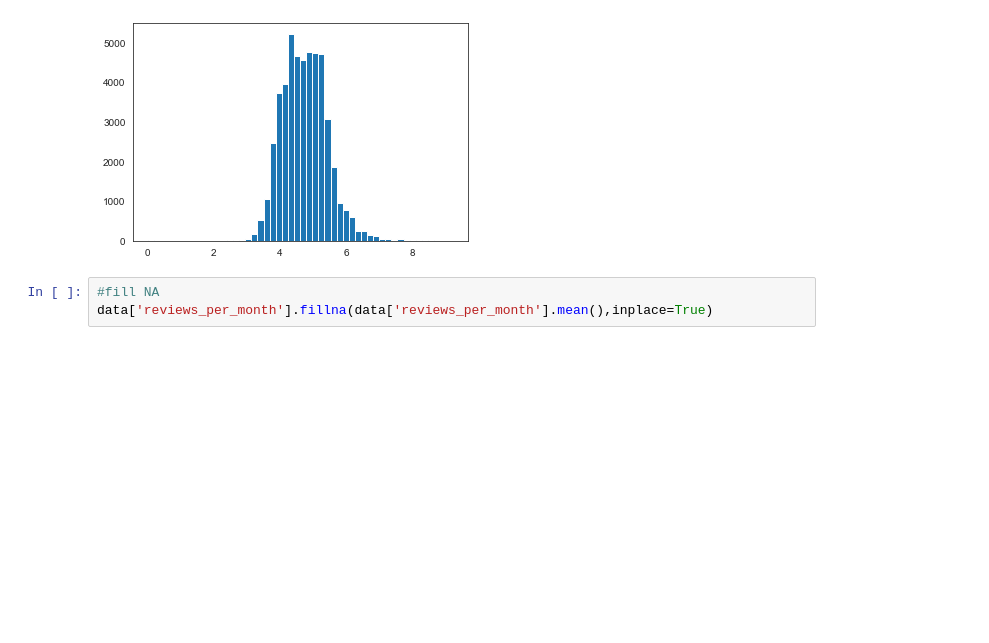
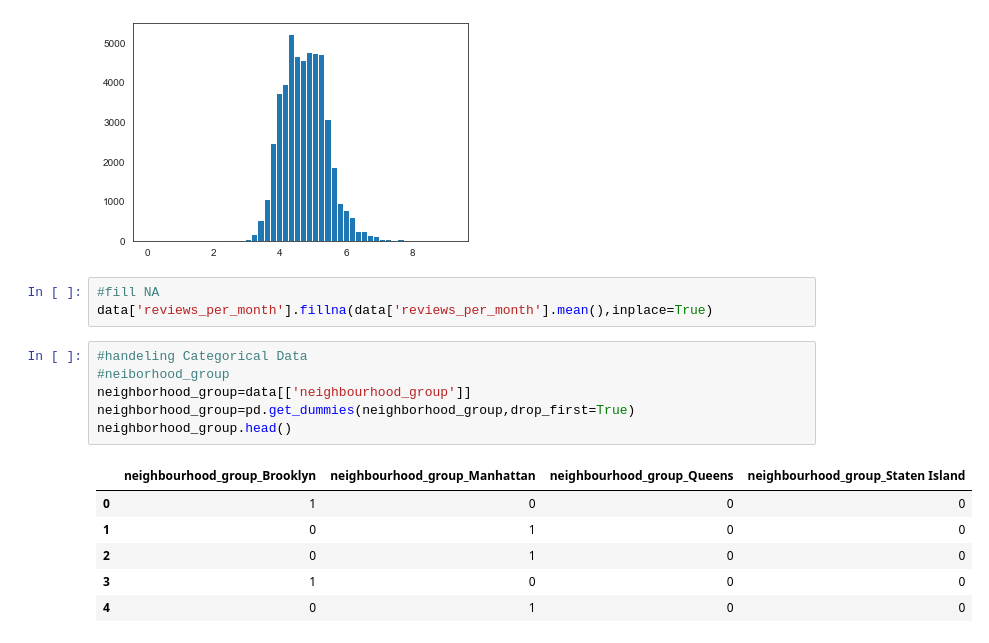
Before and after one commit to selineyang/MachineLearning, a Jupyter notebook: Flask Projects/NYC_airbnb_project/NY_airbnb_price.ipynb, the cells around one changed output. Drawn from its saved outputs; the diff is of its cells as text; blank space fills up the shorter version.

```diff
--- a/Flask Projects/NYC_airbnb_project/NY_airbnb_price.ipynb
+++ b/Flask Projects/NYC_airbnb_project/NY_airbnb_price.ipynb
@@ -463,3 +463,16 @@ plt.show()
 # %%
 #fill NA
 data['reviews_per_month'].fillna(data['reviews_per_month'].mean(),inplace=True)
+# %%
+#handeling Categorical Data
+#neiborhood_group
+neighborhood_group=data[['neighbourhood_group']]
+neighborhood_group=pd.get_dummies(neighborhood_group,drop_first=True)
+neighborhood_group.head()
+# %% [output]
+|  | neighbourhood_group_Brooklyn | neighbourhood_group_Manhattan | neighbourhood_group_Queens | neighbourhood_group_Staten Island |
+| 0 | 1 | 0 | 0 | 0 |
+| 1 | 0 | 1 | 0 | 0 |
+| 2 | 0 | 1 | 0 | 0 |
+| 3 | 1 | 0 | 0 | 0 |
+| 4 | 0 | 1 | 0 | 0 |
```
Also changed, not shown: parts of 22 cells of this notebook, 11 other files.
